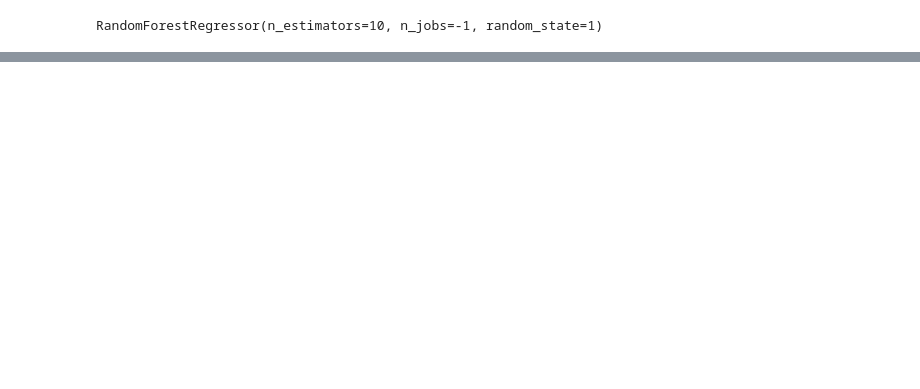
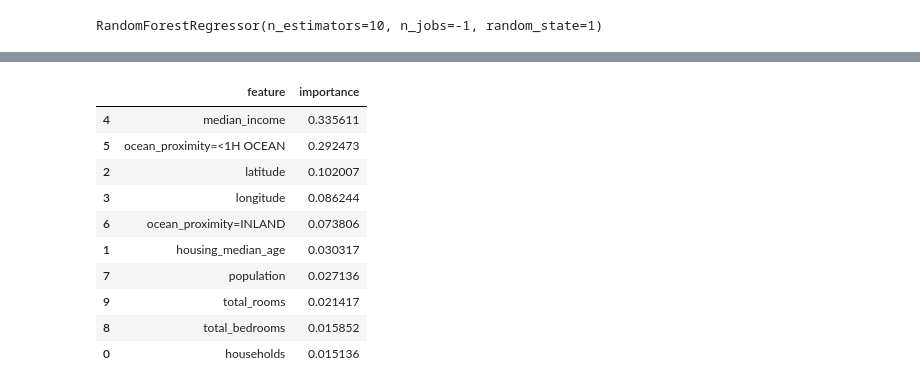
Before and after one commit to mishi-sarfraz/mlzoom_camp, a Jupyter notebook: 2023/assignement6.ipynb, the cells around one changed output, grey strips where cells are left out. Cells and saved outputs as stored; diff of their text form; code cells hidden in the pictures; blank space fills up the shorter version.

```diff
--- a/2023/assignement6.ipynb
+++ b/2023/assignement6.ipynb
@@ -84,3 +90,7 @@ print(X_train.shape, X_val.shape, X_test.shape)
+# %%
+val_dicts = df_val.to_dict(orient='records')
+X_val = dv.transform(val_dicts)
+test_dicts = df_test.to_dict(orient='records')
 # %% [markdown]
 Question 1<br>
 Let's train a decision tree regressor to predict the median_house_value variable.<br>
@@ -178,0 +213,9 @@ Most important feature: total_bedrooms
+# %%
+# Create a dictionary that maps n_estimators_values to rmse_values
+n_estimators_rmse = dict(zip(n_estimators_values, rmse_values))
+
+# Now we can print the best value of n_estimators round of till 2 decimal places
+
+for n_estimators, rmse in n_estimators_rmse.items():
+    rmse = round(rmse, 3)
+    print(f'For n_estimators = {n_estimators}, RMSE = {rmse}')
@@ -178,0 +260,15 @@ Most important feature: total_bedrooms
+# %%
+import numpy as np
+best_rmse=np.inf
+for max_depth in [10, 15, 20, 25]:
+    for n_estimators in range(10, 210, 10):
+        model = RandomForestRegressor(max_depth=max_depth, n_estimators=n_estimators, random_state=1)
+        model.fit(X_train, y_train)
+        predictions = model.predict(X_val)
+        rmse = np.sqrt(mean_squared_error(y_test, predictions))
+        if rmse < best_rmse:
+            best_rmse = rmse
+            best_max_depth = max_depth
+            best_n_estimators = n_estimators
+
+print(f"The best max_depth is {best_max_depth} and the best n_estimators is {best_n_estimators} with RMSE of {best_rmse}")
@@ -178,0 +285,23 @@ Most important feature: total_bedrooms
+# %%
+model = RandomForestRegressor(max_depth=20, n_estimators=10,random_state=1)
+model.fit(X_train, y_train)
+predictions = model.predict(X_val)
+rmse = np.sqrt(mean_squared_error(y_val, predictions))
+#  feature importance information from the model
+importances = model.feature_importances_
+# %%
+# print the feature importance information with feature names
+importances_df = pd.DataFrame({'feature': dv.feature_names_, 'importance': importances})
+importances_df.sort_values(by='importance', ascending=False)
+# %% [output]
+|  | feature | importance |
+| 4 | median_income | 0.335611 |
+| 5 | ocean_proximity=<1H OCEAN | 0.292473 |
+| 2 | latitude | 0.102007 |
+| 3 | longitude | 0.086244 |
+| 6 | ocean_proximity=INLAND | 0.073806 |
+| 1 | housing_median_age | 0.030317 |
+| 7 | population | 0.027136 |
+| 9 | total_rooms | 0.021417 |
+| 8 | total_bedrooms | 0.015852 |
+| 0 | households | 0.015136 |
```
Also changed, not shown: parts of 22 cells of this notebook.
